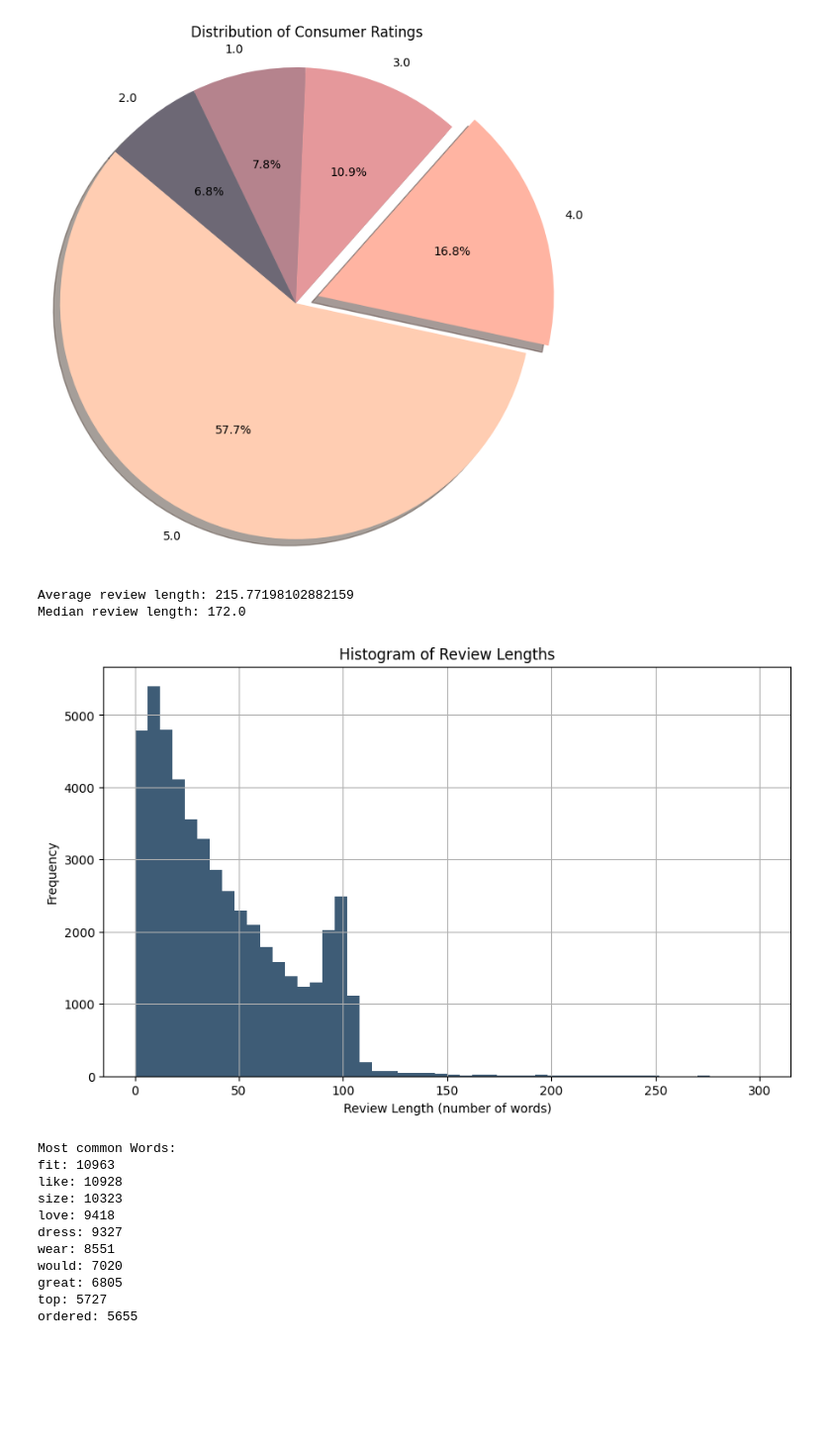
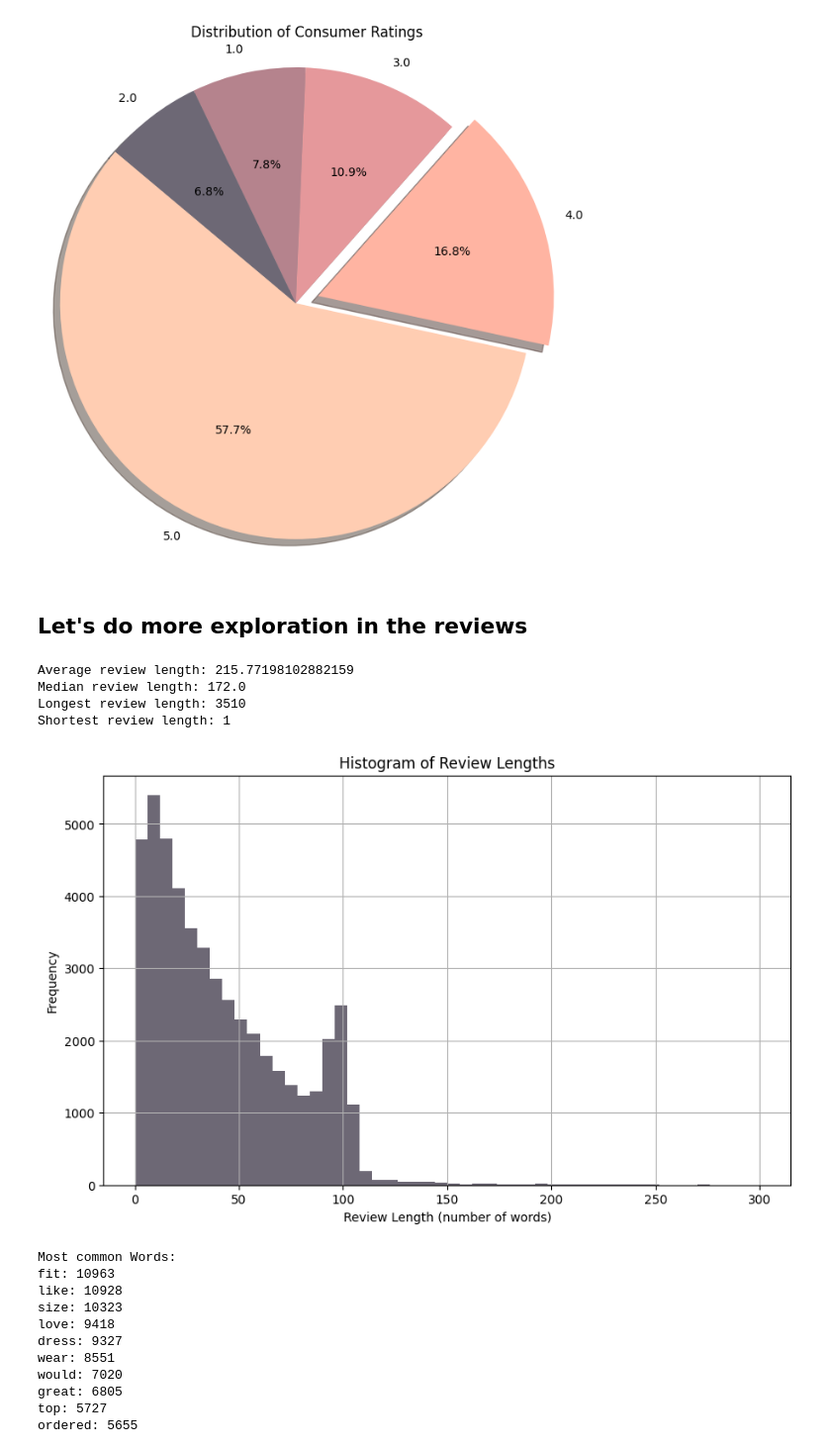
Before and after one commit to Ariamestra/ConsumerReviews, a Jupyter notebook: project_part1.ipynb, the cells around one changed output. Shown at 99% size. Cells and saved outputs as stored; diff of their text form; code cells hidden in the pictures; blank space fills up the shorter version.

Commit message:
Add min/max rev length

```diff
--- a/project_part1.ipynb
+++ b/project_part1.ipynb
@@ -183,34 +183,53 @@ plt.title('Distribution of Consumer Ratings')
 plt.show()
 # %% [output]
 [figure]
+# %% [markdown]
+## Let's do more exploration in the reviews
 # %%
-# Calculate the length of review
+# Calculate the length
 df['Review_length'] = df['Review'].astype(str).apply(len)
 
 # Calculate the average
 average_length = df['Review_length'].mean()
+print(f"Average review length: {average_length}")
 
 # Calculate the median
 median_length = df['Review_length'].median()
+print(f"Median review length: {median_length}")
 
-print(f"Average review length: {average_length}")
-print(f"Median review length: {median_length}")
+# Find the longest review
+longest_review_row = df.loc[df['Review_Length'].idxmax()]
+longest_review = longest_review_row['Review']
+longest_review_length = longest_review_row['Review_Length']
+
+print(f"Longest review length: {longest_review_length}")
+
+
+
+# Find the shortest review
+shortest_review_row = df[df['Review_Length'] > 0].loc[df['Review_Length'].idxmin()]
+shortest_review = shortest_review_row['Review']
+shortest_review_length = shortest_review_row['Review_Length']
+
+print(f"Shortest review length: {shortest_review_length}")
 # %% [output]
 Average review length: 215.77198102882159
 Median review length: 172.0
+Longest review length: 3510
+Shortest review length: 1
 # %%
 # Calculate the length of each review (in words)
 df['review_length'] = df['Review'].apply(lambda x: len(str(x).split()))  # Conversion to string
 
 # Plot the histogram
 plt.figure(figsize=(10, 6))
-df['review_length'].hist(bins=50, range=(0, 300), color='#3e5c76')
+df['review_length'].hist(bins=50, range=(0, 300), color='#6D6875')
 plt.title('Histogram of Review Lengths')
 plt.xlabel('Review Length (number of words)')
 plt.ylabel('Frequency')
 plt.show()
 # %% [output]
-[figure, old version]
+[figure, new version]
 # %%
 # Most common Words
 
```
Also changed, not shown: parts of 5 cells of this notebook.
